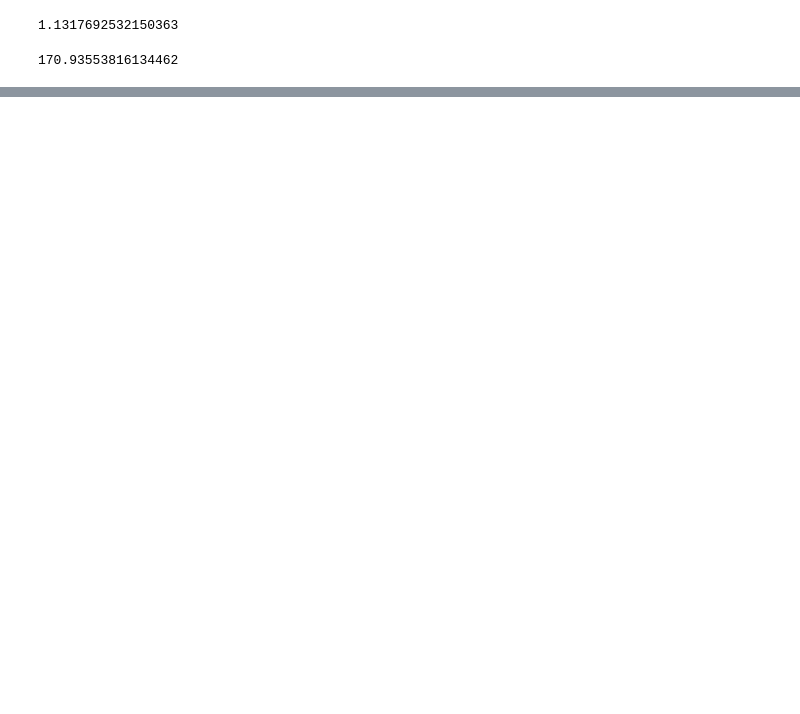
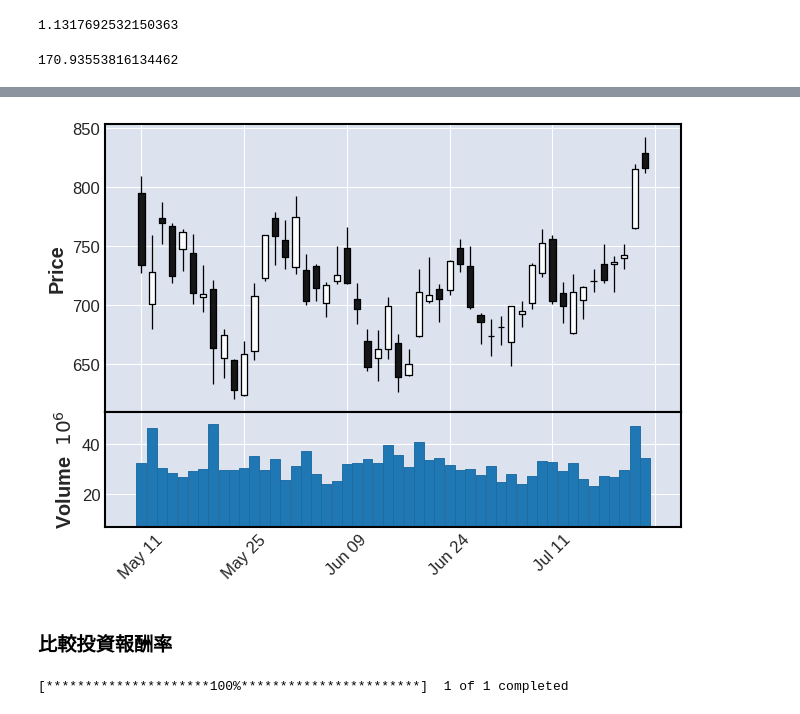
Before and after one commit to Kuo2022/20220702-python, a Jupyter notebook: 20220723.ipynb, the cells around one changed output, grey strips where cells are left out. Drawn from its saved outputs; the diff is of its cells as text; code cells hidden in the pictures; blank space fills up the shorter version.

```diff
--- a/20220723.ipynb
+++ b/20220723.ipynb
@@ -239,0 +301,10 @@ df['Close'][-1]/df['Close'][0]
+# %%
+mpf.plot(df.tail(50), type='candle', volume=True)
+# %% [output]
+[figure, added]
+# %% [markdown]
+### 比較投資報酬率
+# %%
+df = yf.download("2330.tw")
+# %% [output]
+[*********************100%***********************]  1 of 1 completed
```
Also changed, not shown: parts of 19 cells of this notebook.
